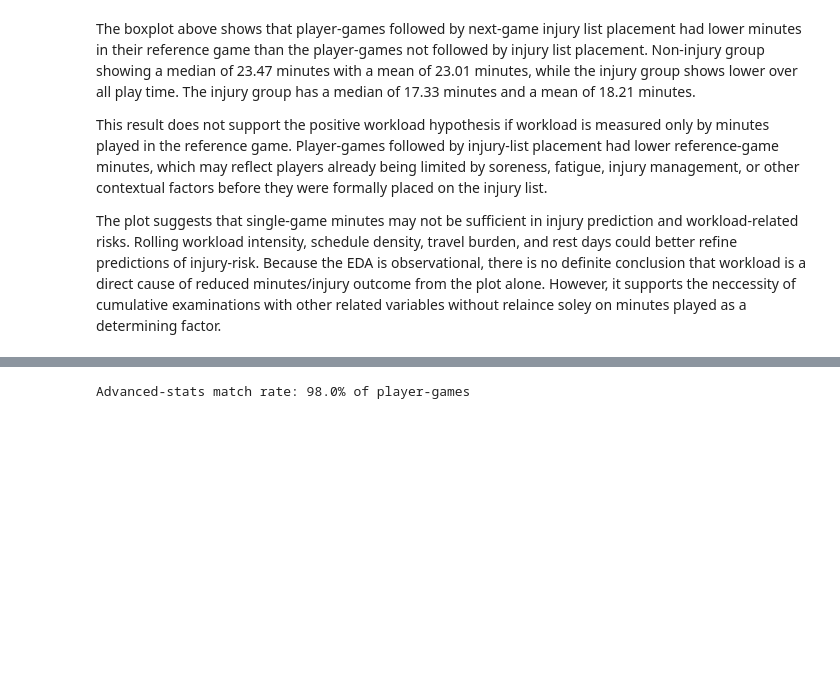
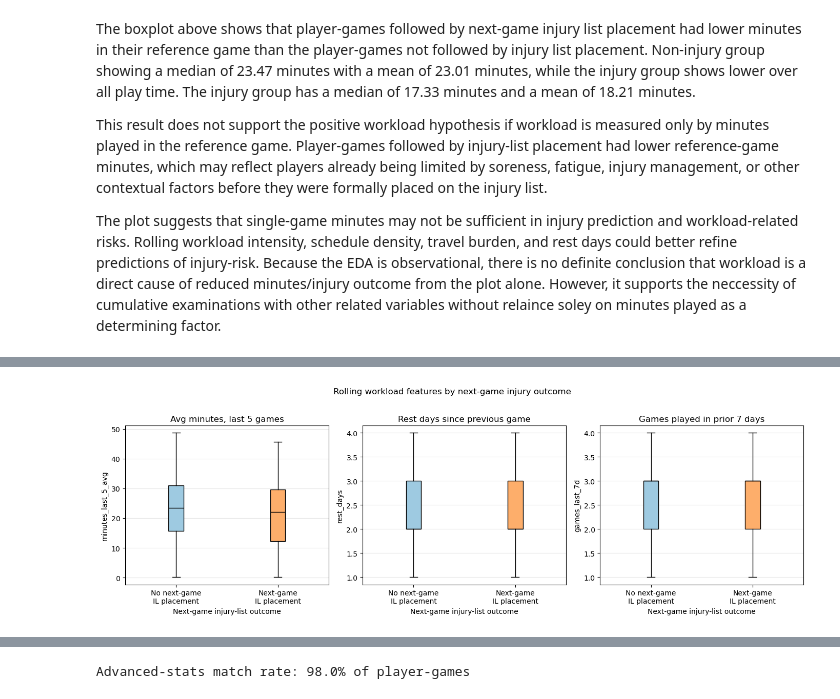
Before and after one commit to COGS108/Group-SP26-100, a Jupyter notebook: 02-EDACheckpoint.ipynb, the cells around one changed output, grey strips where cells are left out. Cells and saved outputs as stored; diff of their text form; code cells hidden in the pictures; blank space fills up the shorter version.

```diff
--- a/02-EDACheckpoint.ipynb
+++ b/02-EDACheckpoint.ipynb
@@ -639,0 +556,92 @@ This EDA supports an idea involved within our hypothesis, that workload risk is
+# %%
+# Engineer rolling workload features on the analysis frame
+uni_eda_df = eda_df.sort_values(['PLAYER_ID', 'GAME_DATE_EST']).copy()
+
+uni_eda_df['rest_days'] = (
+    uni_eda_df.groupby('PLAYER_ID')['GAME_DATE_EST']
+    .diff()
+    .dt.days
+)
+uni_eda_df['minutes_last_5_avg'] = (
+    uni_eda_df.groupby('PLAYER_ID')['minutes_played']
+    .transform(lambda s: s.rolling(5, min_periods=5).mean())
+)
+
+def count_prior_7d(dates):
+    arr = pd.to_datetime(dates).values
+    return np.array([
+        ((arr >= d - np.timedelta64(7, 'D')) & (arr < d)).sum()
+        for d in arr
+    ])
+
+uni_eda_df['games_last_7d'] = (
+    uni_eda_df.groupby('PLAYER_ID')['GAME_DATE_EST']
+    .transform(count_prior_7d)
+)
+uni_eda_df['is_back_to_back'] = uni_eda_df['rest_days'].eq(0).astype(int)
+
+plot_features = [
+    ('minutes_last_5_avg', 'Avg minutes, last 5 games'),
+    ('rest_days', 'Rest days since previous game'),
+    ('games_last_7d', 'Games played in prior 7 days'),
+]
+
+fig, axes = plt.subplots(1, 3, figsize=(14, 4.5))
+for ax, (col, title) in zip(axes, plot_features):
+    groups = [
+        uni_eda_df.loc[uni_eda_df['injury_before_next_team_game'].eq(0), col].dropna(),
+        uni_eda_df.loc[uni_eda_df['injury_before_next_team_game'].eq(1), col].dropna(),
+    ]
+    box = ax.boxplot(groups, tick_labels=plot_labels, showfliers=False, patch_artist=True)
+    for patch, color in zip(box['boxes'], ['#9ecae1', '#fdae6b']):
+        patch.set_facecolor(color)
+    for median in box['medians']:
+        median.set_color('black')
+    ax.set_title(title)
+    ax.set_xlabel('Next-game injury-list outcome')
+    ax.set_ylabel(col)
+    ax.grid(axis='y', alpha=0.3)
+fig.suptitle('Rolling workload features by next-game injury outcome', y=1.02)
+fig.tight_layout()
+plt.show()
+
+def injury_rate_table(df, feature, bins, labels):
+    tmp = df[[feature, 'injury_before_next_team_game']].dropna().copy()
+    tmp['bin'] = pd.cut(tmp[feature], bins=bins, labels=labels, include_lowest=True)
+    rates = (
+        tmp.groupby('bin', observed=True)['injury_before_next_team_game']
+        .agg(player_games='size', injury_rate='mean')
+        .assign(injury_rate_pct=lambda d: (d['injury_rate'] * 100).round(3))
+    )
+    return rates
+
+DANGER_ZONE_MIN_AVG = 36
+bin_specs = [
+    ('minutes_last_5_avg', [0, DANGER_ZONE_MIN_AVG, 50], ['< 36 min avg', f'>= {DANGER_ZONE_MIN_AVG} min avg']),
+    ('games_last_7d', [-0.1, 3.5, 10], ['<= 3 games / 7d', '>= 4 games / 7d']),
+    ('rest_days', [-0.1, 0.5, 1.5, 20], ['0 rest (B2B)', '1 rest day', '>= 2 rest days']),
+]
+
+for feature, bins, labels in bin_specs:
+    print(f'\nInjury rate by {feature}:')
+    display(injury_rate_table(uni_eda_df, feature, bins, labels))
+
+b2b_rates = (
+    uni_eda_df.groupby('is_back_to_back')['injury_before_next_team_game']
+    .agg(player_games='size', injury_rate='mean')
+    .reset_index()
+)
+b2b_rates['schedule'] = b2b_rates['is_back_to_back'].map({0: 'Not back-to-back', 1: 'Back-to-back'})
+b2b_rates['injury_rate_pct'] = (b2b_rates['injury_rate'] * 100).round(3)
+print('\nInjury rate by back-to-back status:')
+display(b2b_rates[['schedule', 'player_games', 'injury_rate_pct']])
+
+fig, ax = plt.subplots(figsize=(5, 4))
+ax.bar(b2b_rates['schedule'], b2b_rates['injury_rate_pct'], color=['#6baed6', '#fd8d3c'])
+ax.set_title('Injury rate by back-to-back status')
+ax.set_ylabel('Injury rate (%)')
+ax.grid(axis='y', alpha=0.3)
+fig.tight_layout()
+plt.show()
+# %% [output]
+[figure, added]
```
Also changed, not shown: parts of 30 cells of this notebook, 1 other file.
